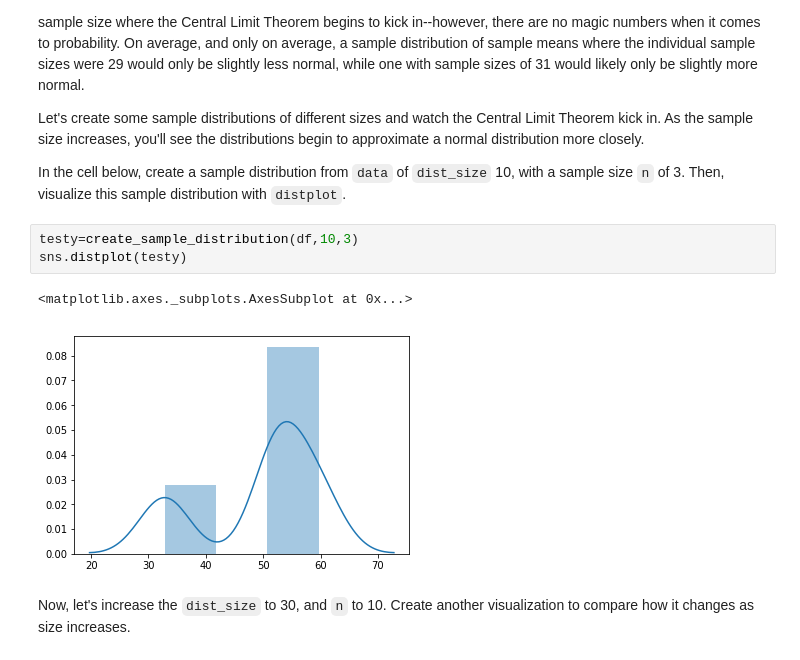
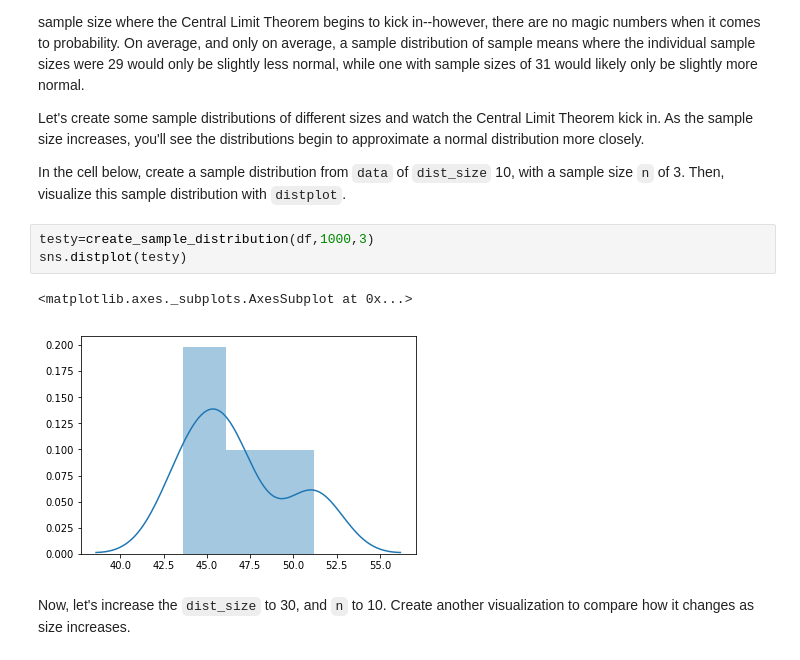
Before and after one commit to matthew-d-oliver/dsc-central-limit-theorem-lab-nyc-ds-082619, a Jupyter notebook: index.ipynb, the cells around one changed output. Drawn from its saved outputs; the diff is of its cells as text.

```diff
--- a/index.ipynb
+++ b/index.ipynb
@@ -124,11 +124,11 @@ Let's create some sample distributions of different sizes and watch the Central
 
 In the cell below, create a sample distribution from `data` of `dist_size` 10, with a sample size `n` of 3. Then, visualize this sample distribution with `distplot`.
 # %%
-testy=create_sample_distribution(df,10,3)
+testy=create_sample_distribution(df,1000,3)
 sns.distplot(testy)
 # %% [output]
 <matplotlib.axes._subplots.AxesSubplot at 0x...>
-[figure, old version]
+[figure, new version]
 # %% [markdown]
 Now, let's increase the `dist_size` to 30, and `n` to 10.  Create another visualization to compare how it changes as size increases.
 # %%
```
